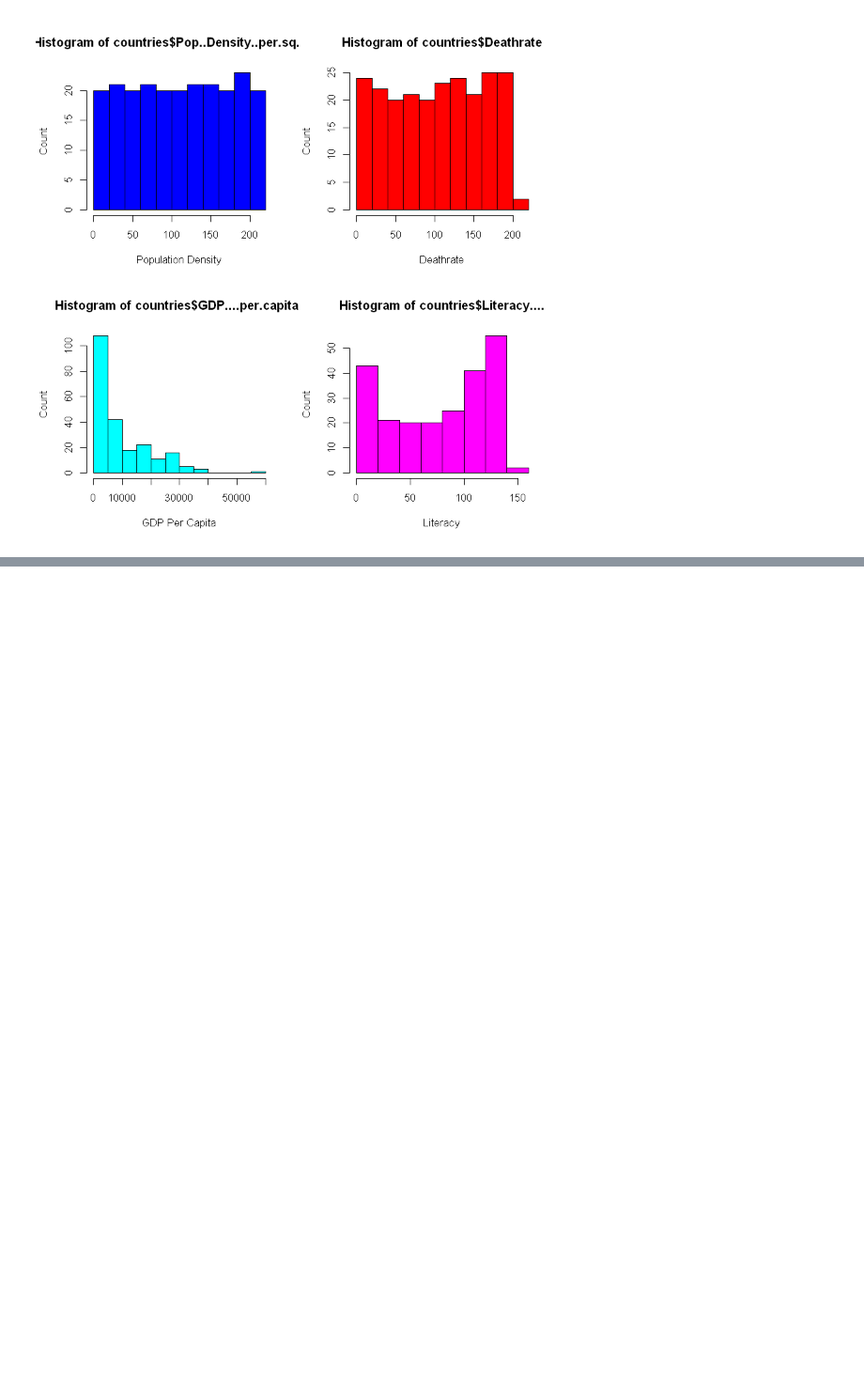
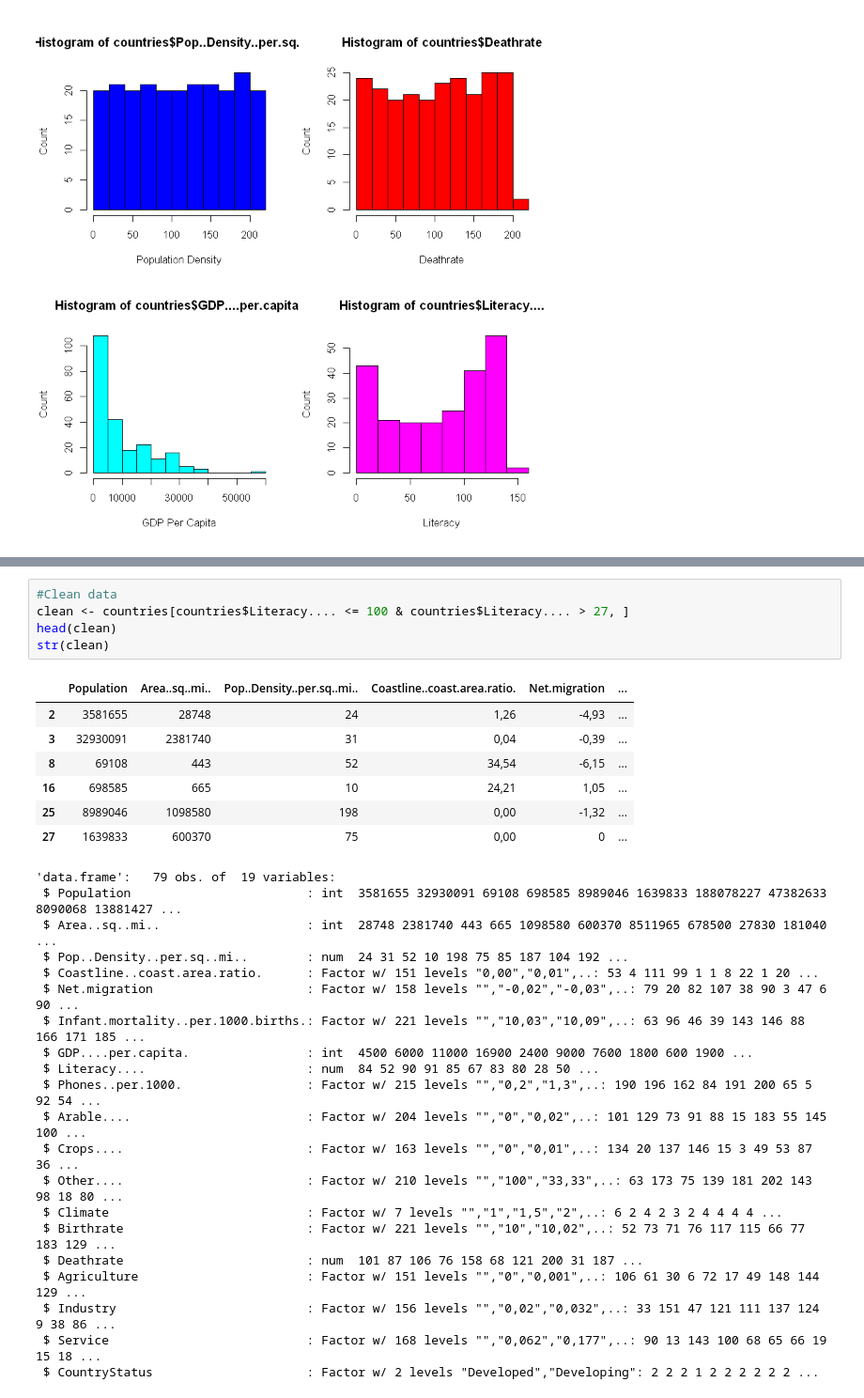
Before and after one commit to vknguyen1902/data-mining, a Jupyter notebook: Countries of the World Dataset.ipynb, the cells around one changed output, grey strips where cells are left out. Shown at 94% size. Drawn from its saved outputs; the diff is of its cells as text; blank space fills up the shorter version.

```diff
--- a/Countries of the World Dataset.ipynb
+++ b/Countries of the World Dataset.ipynb
@@ -147,0 +175,33 @@ Warning message:
+# %%
+#Clean data
+clean <- countries[countries$Literacy.... <= 100 & countries$Literacy.... > 27, ]
+head(clean)
+str(clean)
+# %% [output]
+|  | Population | Area..sq..mi.. | Pop..Density..per.sq..mi.. | Coastline..coast.area.ratio. | Net.migration | ... |
+| 2 | 3581655 | 28748 | 24 | 1,26 | -4,93 | ... |
+| 3 | 32930091 | 2381740 | 31 | 0,04 | -0,39 | ... |
+| 8 | 69108 | 443 | 52 | 34,54 | -6,15 | ... |
+| 16 | 698585 | 665 | 10 | 24,21 | 1,05 | ... |
+| 25 | 8989046 | 1098580 | 198 | 0,00 | -1,32 | ... |
+| 27 | 1639833 | 600370 | 75 | 0,00 | 0 | ... |
+'data.frame':   79 obs. of  19 variables:
+ $ Population                        : int  3581655 32930091 69108 698585 8989046 1639833 188078227 47382633 8090068 13881427 ...
+ $ Area..sq..mi..                    : int  28748 2381740 443 665 1098580 600370 8511965 678500 27830 181040 ...
+ $ Pop..Density..per.sq..mi..        : num  24 31 52 10 198 75 85 187 104 192 ...
+ $ Coastline..coast.area.ratio.      : Factor w/ 151 levels "0,00","0,01",..: 53 4 111 99 1 1 8 22 1 20 ...
+ $ Net.migration                     : Factor w/ 158 levels "","-0,02","-0,03",..: 79 20 82 107 38 90 3 47 6 90 ...
+ $ Infant.mortality..per.1000.births.: Factor w/ 221 levels "","10,03","10,09",..: 63 96 46 39 143 146 88 166 171 185 ...
+ $ GDP....per.capita.                : int  4500 6000 11000 16900 2400 9000 7600 1800 600 1900 ...
+ $ Literacy....                      : num  84 52 90 91 85 67 83 80 28 50 ...
+ $ Phones..per.1000.                 : Factor w/ 215 levels "","0,2","1,3",..: 190 196 162 84 191 200 65 5 92 54 ...
+ $ Arable....                        : Factor w/ 204 levels "","0","0,02",..: 101 129 73 91 88 15 183 55 145 100 ...
+ $ Crops....                         : Factor w/ 163 levels "","0","0,01",..: 134 20 137 146 15 3 49 53 87 36 ...
+ $ Other....                         : Factor w/ 210 levels "","100","33,33",..: 63 173 75 139 181 202 143 98 18 80 ...
+ $ Climate                           : Factor w/ 7 levels "","1","1,5","2",..: 6 2 4 2 3 2 4 4 4 4 ...
+ $ Birthrate                         : Factor w/ 221 levels "","10","10,02",..: 52 73 71 76 117 115 66 77 183 129 ...
+ $ Deathrate                         : num  101 87 106 76 158 68 121 200 31 187 ...
+ $ Agriculture                       : Factor w/ 151 levels "","0","0,001",..: 106 61 30 6 72 17 49 148 144 129 ...
+ $ Industry                          : Factor w/ 156 levels "","0,02","0,032",..: 33 151 47 121 111 137 124 9 38 86 ...
+ $ Service                           : Factor w/ 168 levels "","0,062","0,177",..: 90 13 143 100 68 65 66 19 15 18 ...
+ $ CountryStatus                     : Factor w/ 2 levels "Developed","Developing": 2 2 2 1 2 2 2 2 2 2 ...
```
Also changed, not shown: parts of 10 cells of this notebook.
